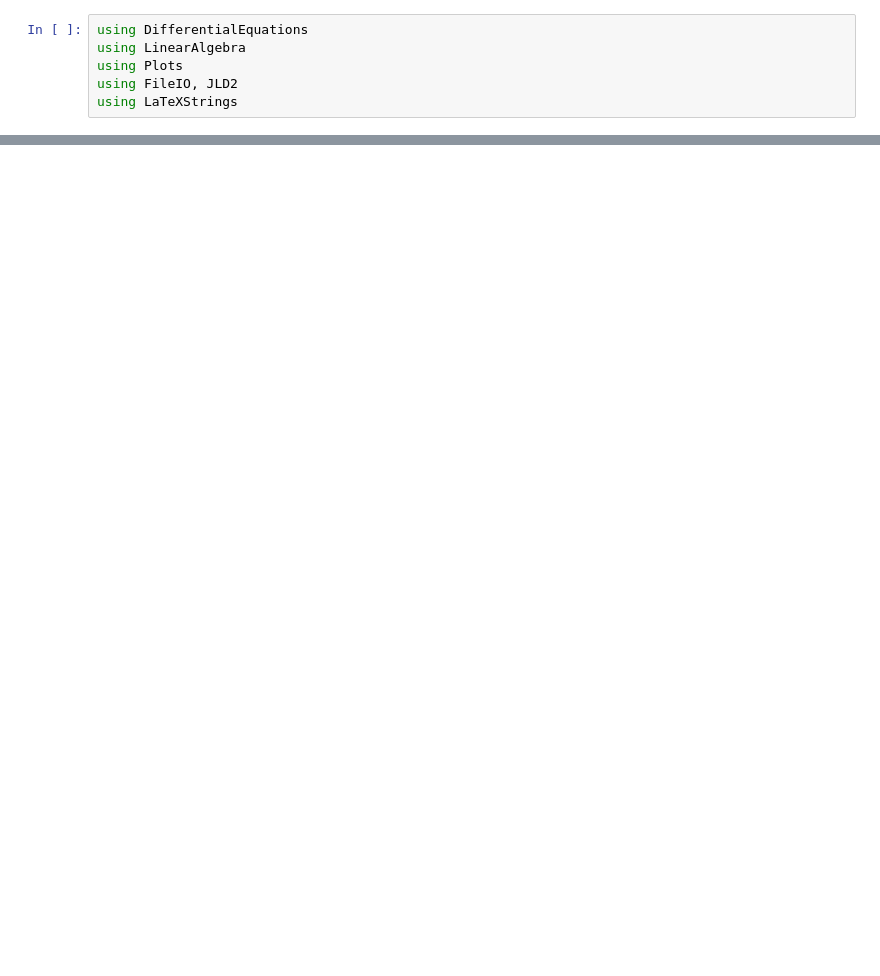
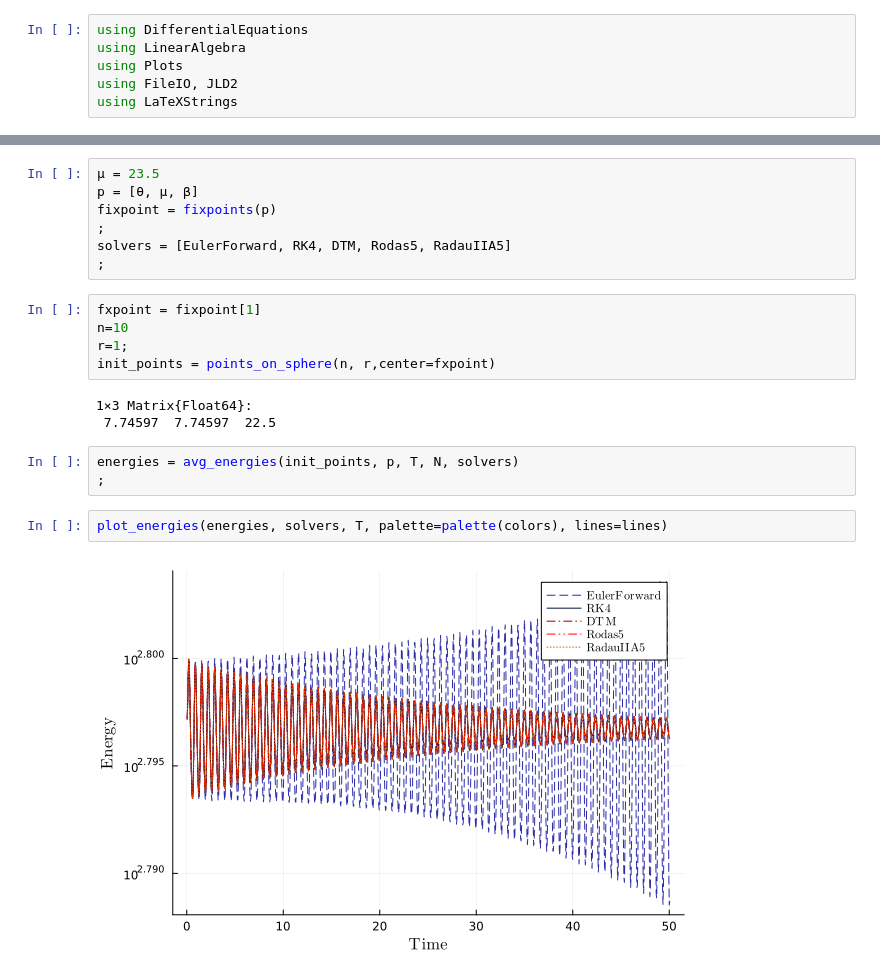
Before and after one commit to eiralarsson/Lorentz-System-Degree-Project, a Jupyter notebook: Trying-to-clean-up-Numerical-Solvers/energy.ipynb, the cells around one changed output, grey strips where cells are left out. Drawn from its saved outputs; the diff is of its cells as text; blank space fills up the shorter version.

```diff
--- a/Trying-to-clean-up-Numerical-Solvers/energy.ipynb
+++ b/Trying-to-clean-up-Numerical-Solvers/energy.ipynb
@@ -53,0 +107,22 @@ savefig(string("plots","\\","energy","\\","energy_μ=",μ,".png"))
+# %%
+μ = 23.5
+p = [θ, μ, β]
+fixpoint = fixpoints(p)
+;
+solvers = [EulerForward, RK4, DTM, Rodas5, RadauIIA5]
+;
+# %%
+fxpoint = fixpoint[1]
+n=10
+r=1;
+init_points = points_on_sphere(n, r,center=fxpoint)
+# %% [output]
+1×3 Matrix{Float64}:
+ 7.74597  7.74597  22.5
+# %%
+energies = avg_energies(init_points, p, T, N, solvers)
+;
+# %%
+plot_energies(energies, solvers, T, palette=palette(colors), lines=lines)
+# %% [output]
+[figure, added]
```
Also changed, not shown: parts of 18 cells of this notebook, 3 other files.
